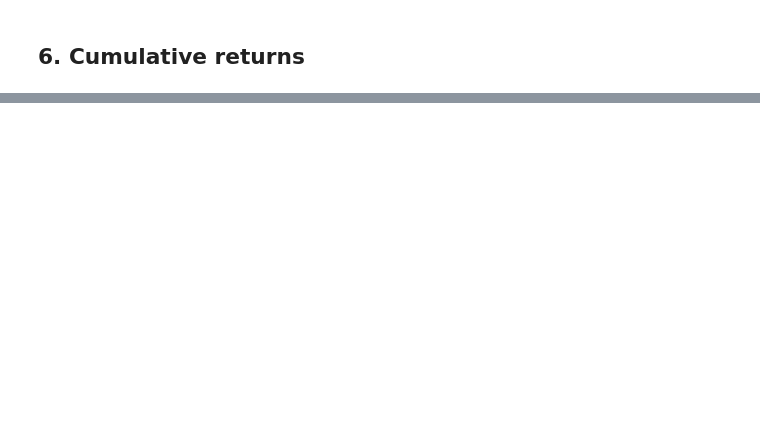
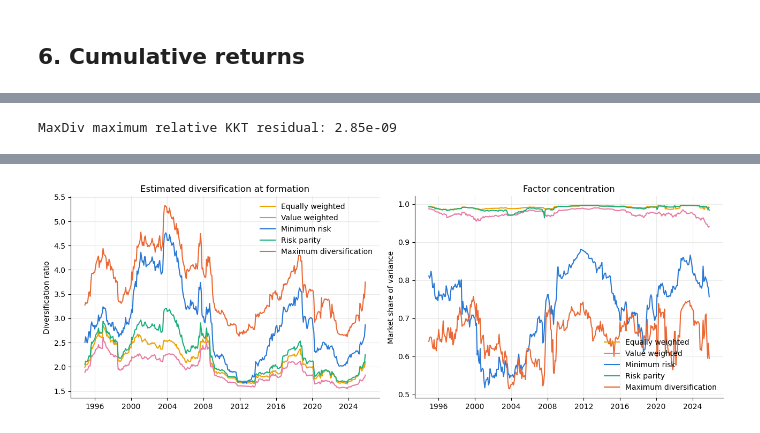
Before and after one commit to Yolandayx929/Fall26-Financial-Optimization-Final-Project, a Jupyter notebook: analysis/comparison.ipynb, the cells around one changed output, grey strips where cells are left out. Saved outputs shown, nothing was run; the diff lists cells and outputs as text; code cells hidden in the pictures; blank space fills up the shorter version.

```diff
--- a/analysis/comparison.ipynb
+++ b/analysis/comparison.ipynb
@@ -201,0 +214,14 @@ plt.tight_layout(); plt.show()
+# %%
+dd = drawdowns(returns)
+fig, ax = plt.subplots(figsize=(11, 4.5))
+for k in returns.columns:
+    ax.plot(when, dd[k], color=COLORS[k], label=LABELS[k])
+ax.set(ylabel="Drawdown", title="Drawdown from running peak")
+ax.legend(frameon=False)
+plt.tight_layout(); plt.show()
+
+PERIODS = [(199501, 199912, "1995–1999"), (200001, 200912, "2000–2009"),
+           (201001, 201912, "2010–2019"), (202001, 202512, "2020–2025")]
+sub = subperiod_table(returns, weights, periods=PERIODS, rf=rf, asset_returns=rets, mkt=mkt)
+display(sub[["ann_return", "ann_vol", "sharpe", "max_drawdown", "beta"]]
+        .rename(index=LABELS, level="strategy"))
@@ -201,0 +252,29 @@ plt.tight_layout(); plt.show()
+# %%
+covs = estimate_covs(weights["max_div"], rets, mkt, rf, T=T)
+conc = {k: risk_concentration(w, covs) for k, w in weights.items()}
+for k, w in weights.items():
+    conc[k]["div_ratio"] = pd.Series({
+        t: diversification_ratio(w.loc[t].reindex(c.permno).values, c)
+        for t, c in covs.items()
+    })
+dr = pd.DataFrame({k: c.div_ratio for k, c in conc.items()})
+assert (dr.sub(dr["max_div"], axis=0).to_numpy() <= 1e-6).all()
+max_kkt = max(max(optimality_residuals(
+    weights["max_div"].loc[t].reindex(c.permno).values, c).values())
+    for t, c in covs.items())
+assert max_kkt < 1e-8
+print(f"MaxDiv maximum relative KKT residual: {max_kkt:.2e}")
+cols = ["div_ratio", "n_held", "eff_n_weight", "eff_n_risk", "top10_rc_share", "systematic_share"]
+display(pd.DataFrame({LABELS[k]: c[cols].mean() for k, c in conc.items()}).T)
+
+reb = pd.PeriodIndex(dr.index.astype(str), freq="M").to_timestamp()
+fig, ax = plt.subplots(1, 2, figsize=(13, 4.5))
+for k, c in conc.items():
+    ax[0].plot(reb, c.div_ratio, color=COLORS[k], label=LABELS[k])
+    ax[1].plot(reb, c.systematic_share, color=COLORS[k], label=LABELS[k])
+ax[0].set(ylabel="Diversification ratio", title="Estimated diversification at formation")
+ax[1].set(ylabel="Market share of variance", title="Factor concentration")
+ax[0].legend(frameon=False); ax[1].legend(frameon=False)
+plt.tight_layout(); plt.show()
+# %% [output]
+MaxDiv maximum relative KKT residual: 2.85e-09
@@ -201,0 +287 @@ plt.tight_layout(); plt.show()
+[figure, added]
```
Also changed, not shown: parts of 13 cells of this notebook, 5 other files.
